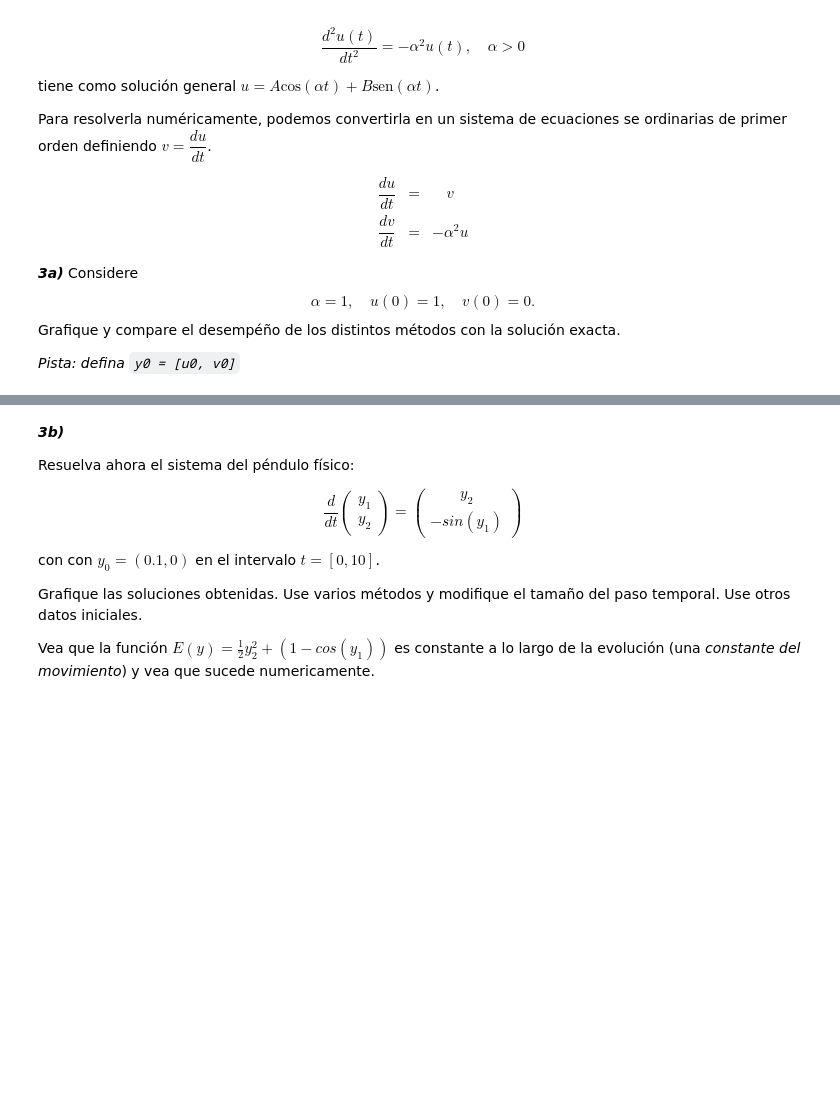
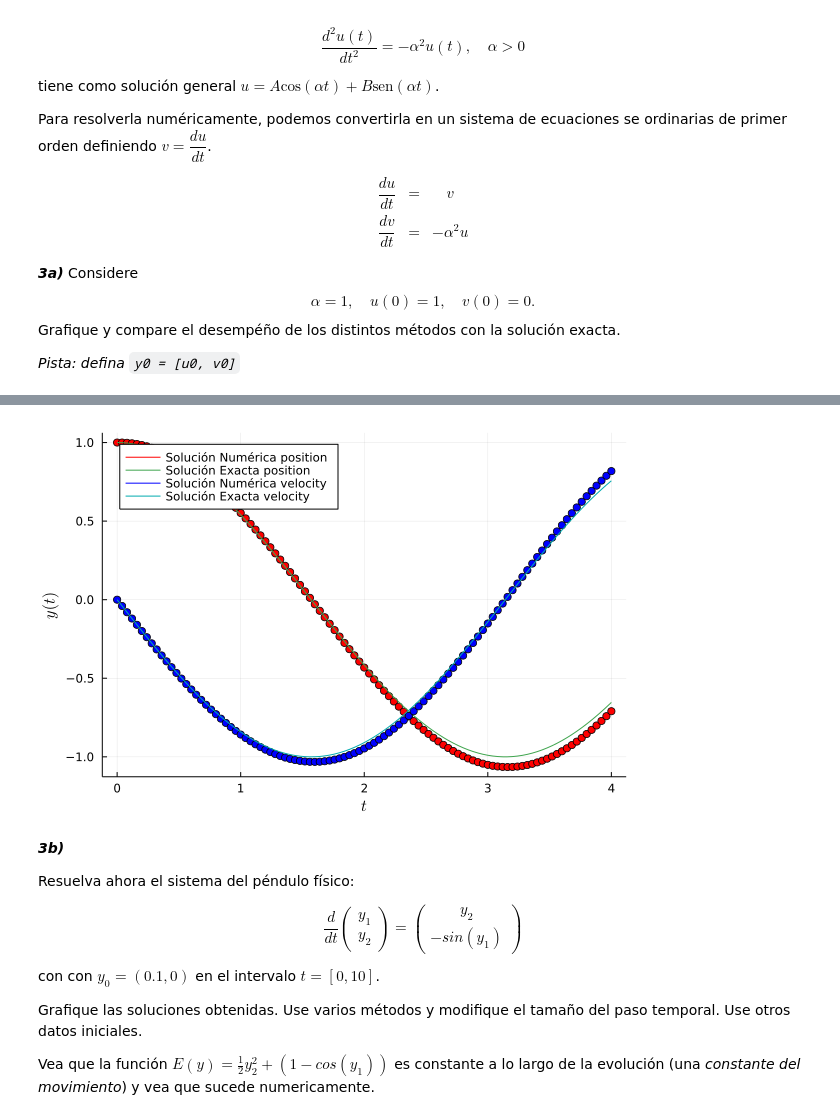
Before and after one commit to mendzmartin/pde2022, a Jupyter notebook: Tareas/01_tarea/tarea_1A.ipynb, the cells around one changed output, grey strips where cells are left out. Cells and saved outputs as stored; diff of their text form; code cells hidden in the pictures; blank space fills up the shorter version.

```diff
--- a/Tareas/01_tarea/tarea_1A.ipynb
+++ b/Tareas/01_tarea/tarea_1A.ipynb
@@ -170,3 +264,11 @@ Grafique y compare el desempéño de los distintos métodos con la solución exa
 
 
 *Pista: defina `y0 = [u0, v0]`*
+# %%
+α=1.0
+u0=1.0;v0=0.0;
+
+y0 = [u0;v0] # condiciones iniciales
+
+λ1=1.0;λ2=-(α*α)
+par = (λ1,λ2) # Parámetros del problema (dentro de una tupla)
@@ -172,0 +277,9 @@ Grafique y compare el desempéño de los distintos métodos con la solución exa
+# %%
+function f_vector(y,t,λ)
+    fvector = Array{typeof(y[1])}(undef, length(y))
+
+    for i in 1:length(y)
+        fvector[i] = λ[i]*y[length(y)+1-i]
+    end
+    return fvector # Definimos el término derecho de la ODE
+end
@@ -172,0 +288,5 @@ Grafique y compare el desempéño de los distintos métodos con la solución exa
+# %%
+T = (0.0, 4.0)                          # Intervalo temporal
+
+# #Guardamos los datos en la variable "prob"
+prob = myODEproblem(f_vector, y0, T, par)
@@ -172,0 +295,6 @@ Grafique y compare el desempéño de los distintos métodos con la solución exa
+# %%
+N = 101 # Cantidad de pasos temporales
+# Resolvemos el problema "prob" usando el método "EulerStep"
+dt = (T[2]-T[1])/(N-1) # discretizando con N pasos (dt = (Tfin-Tini)/(N-1))
+t, y = myODEsolver(prob, EulerStep, dt = dt)
+y
@@ -173,3 +319,17 @@ Grafique y compare el desempéño de los distintos métodos con la solución exa
+# %%
+plt2 = plot()
+plot!(plt2, t, y[:,1], color = :red, label = "Solución Numérica position")
+scatter!(plt2, t, y[:,1], color = :red, label = "")
+plot!(plt2, t, cos.(t), label = "Solución Exacta position")
+
+plot!(plt2, t, y[:,2], color = :blue, label = "Solución Numérica velocity")
+scatter!(plt2, t, y[:,2], color = :blue, label = "")
+plot!(plt2, t, -sin.(t), label = "Solución Exacta velocity")
+
+plot!(ylabel = "\$y(t)\$", xlabel = "\$t\$")
+plot!(plt2, legend = :topleft)
+# %% [output]
+[figure, added]
 # %% [markdown]
 ***3b)***
 
```
Also changed, not shown: parts of 21 cells of this notebook, 1 other file.
